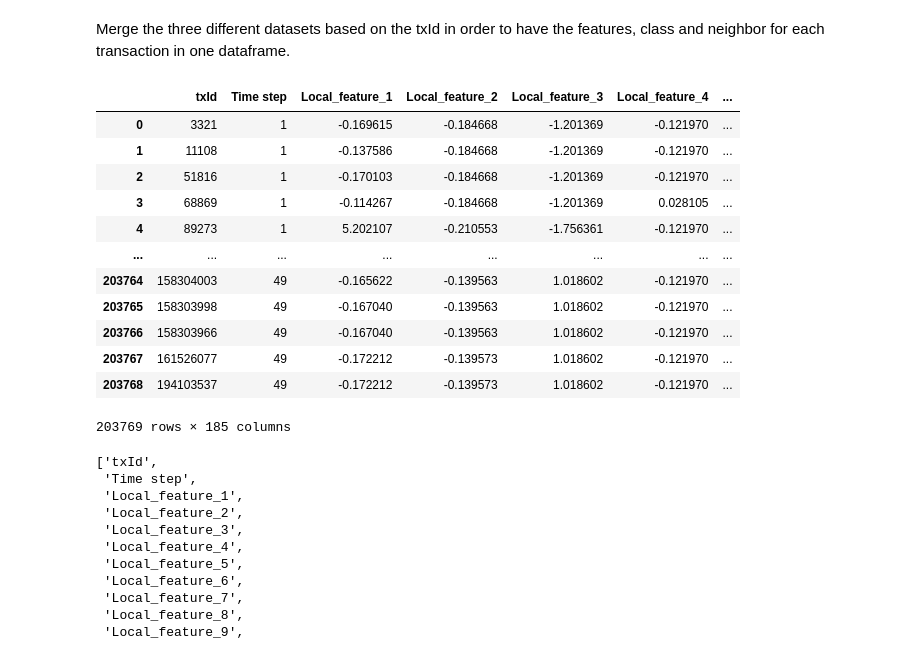
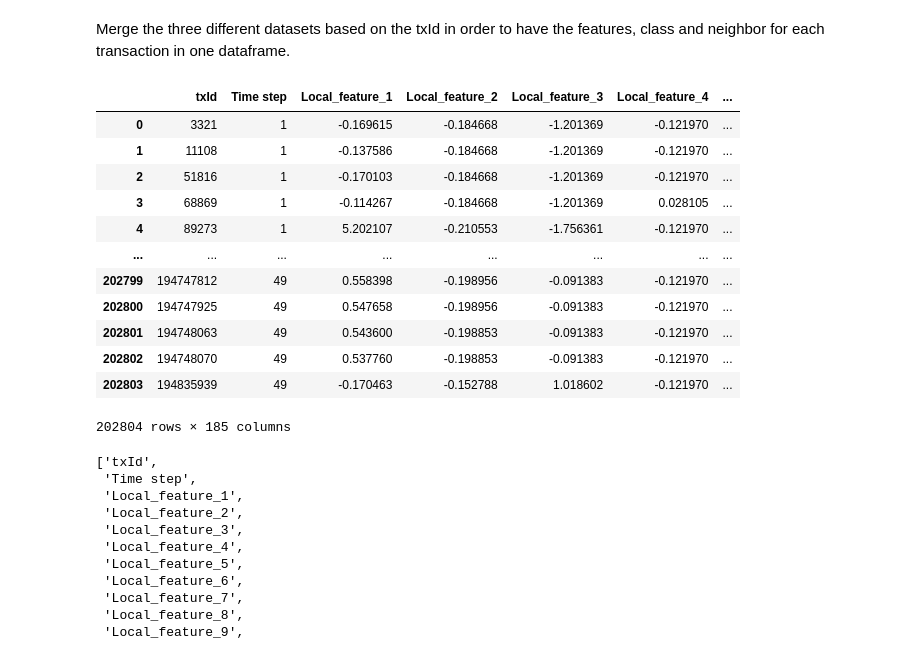
Before and after one commit to DimPap99/2AMM20_2023, a Jupyter notebook: dataset_analysis.ipynb, the cells around one changed output. Cells and saved outputs as stored; diff of their text form; code cells hidden in the pictures.

```diff
--- a/dataset_analysis.ipynb
+++ b/dataset_analysis.ipynb
@@ -3,36 +3,36 @@ Merge the three different datasets based on the txId in order to have the featur
 # %%
 import pandas as pd
 from helpers import read_csv, load_pickled_data, pickle_data
 import os
 import matplotlib.pyplot as plt
 import plotly
 import chart_studio.plotly as py
 import plotly.graph_objects as go
-from visualizations import SetColor
+
 DATASET_BASE = "dataset"
 PICKLED_OBJS = "pickled_objs"
 
 txs_classes:pd.DataFrame = read_csv(os.path.join(DATASET_BASE, "elliptic_txs_classes.csv"), ret_Dataframe=True)
 txs_edgelist:pd.DataFrame = read_csv(os.path.join(DATASET_BASE, "elliptic_txs_edgelist.csv"), ret_Dataframe=True)
 txs_features:pd.DataFrame =  read_csv(os.path.join(DATASET_BASE, "elliptic_txs_features.csv"), ret_Dataframe=True)
 
 
-merge_feats_class = pd.merge(txs_features, txs_classes, on='txId')
+merge_feats_class = pd.merge(txs_features, txs_classes, on='txId').dropna()
 merge_feats_class
 # %% [output]
 |  | txId | Time step | Local_feature_1 | Local_feature_2 | Local_feature_3 | Local_feature_4 | ... |
 | 0 | 3321 | 1 | -0.169615 | -0.184668 | -1.201369 | -0.121970 | ... |
 | 1 | 11108 | 1 | -0.137586 | -0.184668 | -1.201369 | -0.121970 | ... |
 | 2 | 51816 | 1 | -0.170103 | -0.184668 | -1.201369 | -0.121970 | ... |
 | 3 | 68869 | 1 | -0.114267 | -0.184668 | -1.201369 | 0.028105 | ... |
 | 4 | 89273 | 1 | 5.202107 | -0.210553 | -1.756361 | -0.121970 | ... |
 | ... | ... | ... | ... | ... | ... | ... | ... |
-| 203764 | 158304003 | 49 | -0.165622 | -0.139563 | 1.018602 | -0.121970 | ... |
-| 203765 | 158303998 | 49 | -0.167040 | -0.139563 | 1.018602 | -0.121970 | ... |
-| 203766 | 158303966 | 49 | -0.167040 | -0.139563 | 1.018602 | -0.121970 | ... |
-| 203767 | 161526077 | 49 | -0.172212 | -0.139573 | 1.018602 | -0.121970 | ... |
-| 203768 | 194103537 | 49 | -0.172212 | -0.139573 | 1.018602 | -0.121970 | ... |
+| 202799 | 194747812 | 49 | 0.558398 | -0.198956 | -0.091383 | -0.121970 | ... |
+| 202800 | 194747925 | 49 | 0.547658 | -0.198956 | -0.091383 | -0.121970 | ... |
+| 202801 | 194748063 | 49 | 0.543600 | -0.198853 | -0.091383 | -0.121970 | ... |
+| 202802 | 194748070 | 49 | 0.537760 | -0.198853 | -0.091383 | -0.121970 | ... |
+| 202803 | 194835939 | 49 | -0.170463 | -0.152788 | 1.018602 | -0.121970 | ... |
-203769 rows × 185 columns
+202804 rows × 185 columns
 # %%
 list(merge_feats_class.columns)
 # %% [output]
```
Also changed, not shown: parts of 6 cells of this notebook, 2 other files.
